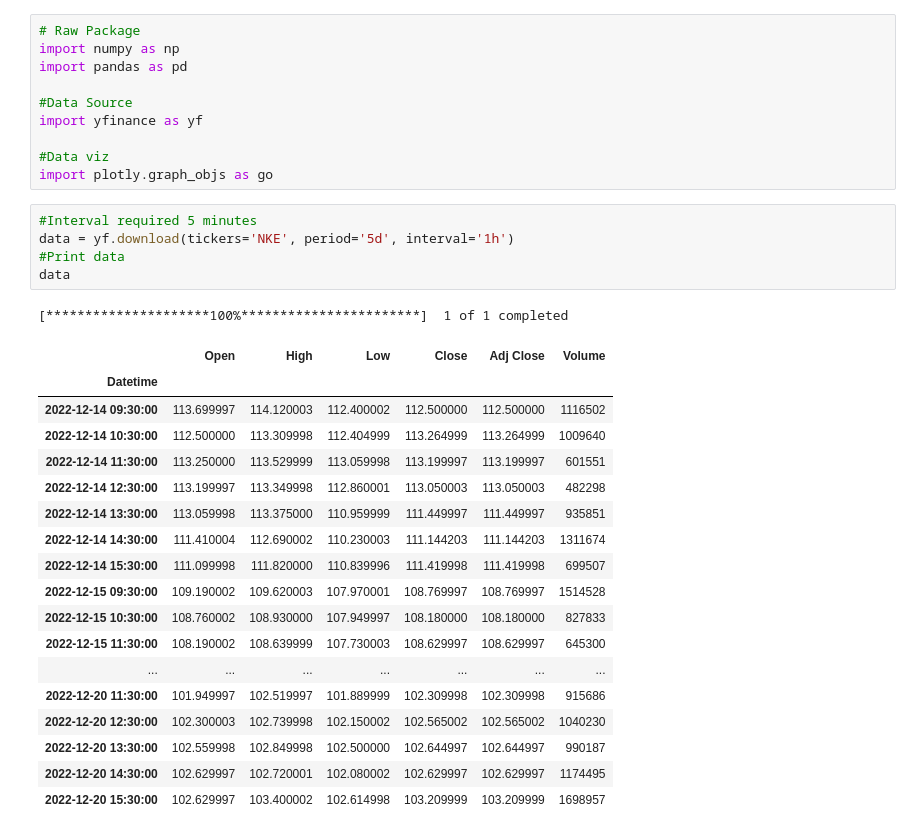
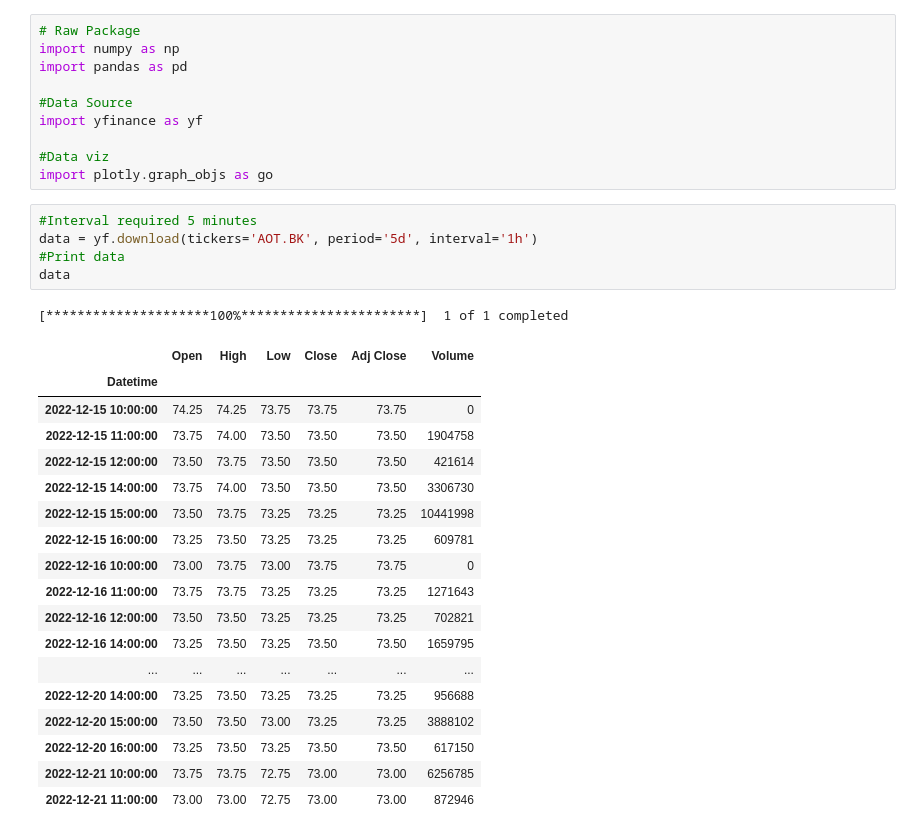
Before and after one commit to jengkub/ML-stockradar, a Jupyter notebook: test.ipynb, the cells around one changed output. Drawn from its saved outputs; the diff is of its cells as text.

```diff
--- a/test.ipynb
+++ b/test.ipynb
@@ -10,26 +10,26 @@ import yfinance as yf
 import plotly.graph_objs as go
 # %%
 #Interval required 5 minutes
-data = yf.download(tickers='NKE', period='5d', interval='1h')
+data = yf.download(tickers='AOT.BK', period='5d', interval='1h')
 #Print data
 data
 # %% [output]
 [*********************100%***********************]  1 of 1 completed
 |  | Open | High | Low | Close | Adj Close | Volume |
 | Datetime |  |  |  |  |  |  |
-| 2022-12-14 09:30:00 | 113.699997 | 114.120003 | 112.400002 | 112.500000 | 112.500000 | 1116502 |
-| 2022-12-14 10:30:00 | 112.500000 | 113.309998 | 112.404999 | 113.264999 | 113.264999 | 1009640 |
-| 2022-12-14 11:30:00 | 113.250000 | 113.529999 | 113.059998 | 113.199997 | 113.199997 | 601551 |
-| 2022-12-14 12:30:00 | 113.199997 | 113.349998 | 112.860001 | 113.050003 | 113.050003 | 482298 |
-| 2022-12-14 13:30:00 | 113.059998 | 113.375000 | 110.959999 | 111.449997 | 111.449997 | 935851 |
-| 2022-12-14 14:30:00 | 111.410004 | 112.690002 | 110.230003 | 111.144203 | 111.144203 | 1311674 |
-| 2022-12-14 15:30:00 | 111.099998 | 111.820000 | 110.839996 | 111.419998 | 111.419998 | 699507 |
-| 2022-12-15 09:30:00 | 109.190002 | 109.620003 | 107.970001 | 108.769997 | 108.769997 | 1514528 |
-| 2022-12-15 10:30:00 | 108.760002 | 108.930000 | 107.949997 | 108.180000 | 108.180000 | 827833 |
-| 2022-12-15 11:30:00 | 108.190002 | 108.639999 | 107.730003 | 108.629997 | 108.629997 | 645300 |
+| 2022-12-15 10:00:00 | 74.25 | 74.25 | 73.75 | 73.75 | 73.75 | 0 |
+| 2022-12-15 11:00:00 | 73.75 | 74.00 | 73.50 | 73.50 | 73.50 | 1904758 |
+| 2022-12-15 12:00:00 | 73.50 | 73.75 | 73.50 | 73.50 | 73.50 | 421614 |
+| 2022-12-15 14:00:00 | 73.75 | 74.00 | 73.50 | 73.50 | 73.50 | 3306730 |
+| 2022-12-15 15:00:00 | 73.50 | 73.75 | 73.25 | 73.25 | 73.25 | 10441998 |
+| 2022-12-15 16:00:00 | 73.25 | 73.50 | 73.25 | 73.25 | 73.25 | 609781 |
+| 2022-12-16 10:00:00 | 73.00 | 73.75 | 73.00 | 73.75 | 73.75 | 0 |
+| 2022-12-16 11:00:00 | 73.75 | 73.75 | 73.25 | 73.25 | 73.25 | 1271643 |
+| 2022-12-16 12:00:00 | 73.50 | 73.50 | 73.25 | 73.25 | 73.25 | 702821 |
+| 2022-12-16 14:00:00 | 73.25 | 73.50 | 73.25 | 73.50 | 73.50 | 1659795 |
 | ... | ... | ... | ... | ... | ... | ... |
-| 2022-12-20 11:30:00 | 101.949997 | 102.519997 | 101.889999 | 102.309998 | 102.309998 | 915686 |
-| 2022-12-20 12:30:00 | 102.300003 | 102.739998 | 102.150002 | 102.565002 | 102.565002 | 1040230 |
-| 2022-12-20 13:30:00 | 102.559998 | 102.849998 | 102.500000 | 102.644997 | 102.644997 | 990187 |
-| 2022-12-20 14:30:00 | 102.629997 | 102.720001 | 102.080002 | 102.629997 | 102.629997 | 1174495 |
-| 2022-12-20 15:30:00 | 102.629997 | 103.400002 | 102.614998 | 103.209999 | 103.209999 | 1698957 |
+| 2022-12-20 14:00:00 | 73.25 | 73.50 | 73.25 | 73.25 | 73.25 | 956688 |
+| 2022-12-20 15:00:00 | 73.50 | 73.50 | 73.00 | 73.25 | 73.25 | 3888102 |
+| 2022-12-20 16:00:00 | 73.25 | 73.50 | 73.25 | 73.50 | 73.50 | 617150 |
+| 2022-12-21 10:00:00 | 73.75 | 73.75 | 72.75 | 73.00 | 73.00 | 6256785 |
+| 2022-12-21 11:00:00 | 73.00 | 73.00 | 72.75 | 73.00 | 73.00 | 872946 |
```
Also changed, not shown: parts of 3 cells of this notebook.
